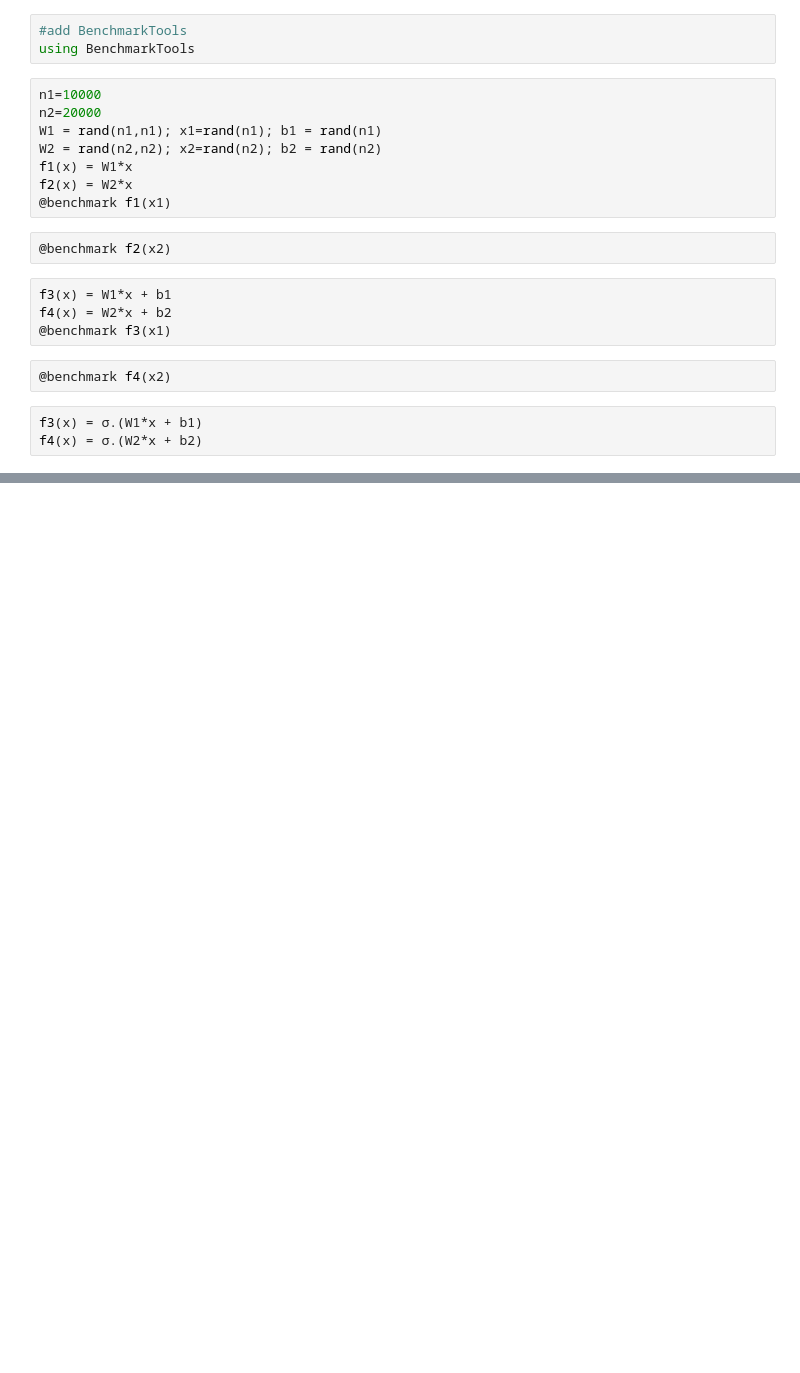
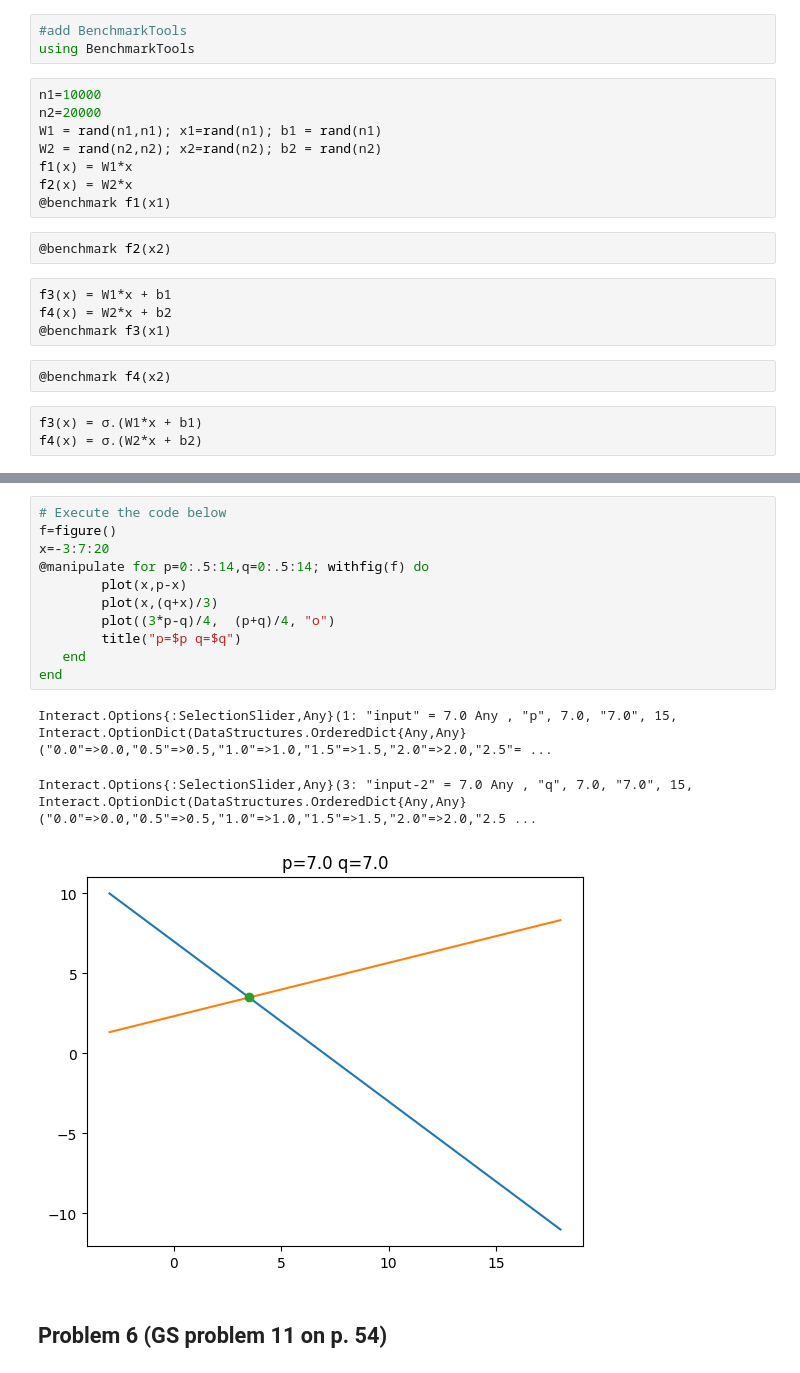
Before and after one commit to mitmath/1806, a Jupyter notebook: psets/Pset1 Spring2018 Prof.Edelman.ipynb, the cells around one changed output, grey strips where cells are left out. Saved outputs shown, nothing was run; the diff lists cells and outputs as text; blank space fills up the shorter version.

```diff
--- a/psets/Pset1 Spring2018 Prof.Edelman.ipynb
+++ b/psets/Pset1 Spring2018 Prof.Edelman.ipynb
@@ -214,0 +152,17 @@ y
+# %%
+# Execute the code below
+f=figure()
+x=-3:7:20
+@manipulate for p=0:.5:14,q=0:.5:14; withfig(f) do
+        plot(x,p-x)
+        plot(x,(q+x)/3)
+        plot((3*p-q)/4,  (p+q)/4, "o")
+        title("p=$p q=$q")
+   end
+end
+# %% [output]
+Interact.Options{:SelectionSlider,Any}(1: "input" = 7.0 Any , "p", 7.0, "7.0", 15, Interact.OptionDict(DataStructures.OrderedDict{Any,Any}("0.0"=>0.0,"0.5"=>0.5,"1.0"=>1.0,"1.5"=>1.5,"2.0"=>2.0,"2.5"= ...
+Interact.Options{:SelectionSlider,Any}(3: "input-2" = 7.0 Any , "q", 7.0, "7.0", 15, Interact.OptionDict(DataStructures.OrderedDict{Any,Any}("0.0"=>0.0,"0.5"=>0.5,"1.0"=>1.0,"1.5"=>1.5,"2.0"=>2.0,"2.5 ...
+[figure, added]
+# %% [markdown]
+## Problem 6  (GS problem 11 on p. 54)
```
Also changed, not shown: parts of 63 cells of this notebook, 1 other file.
